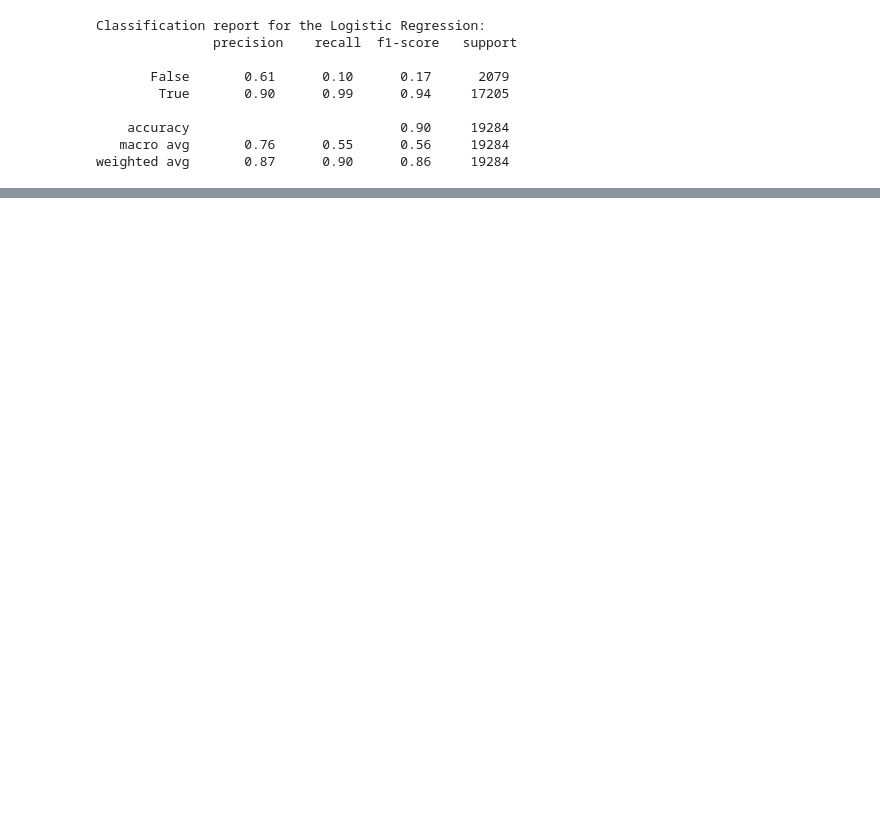
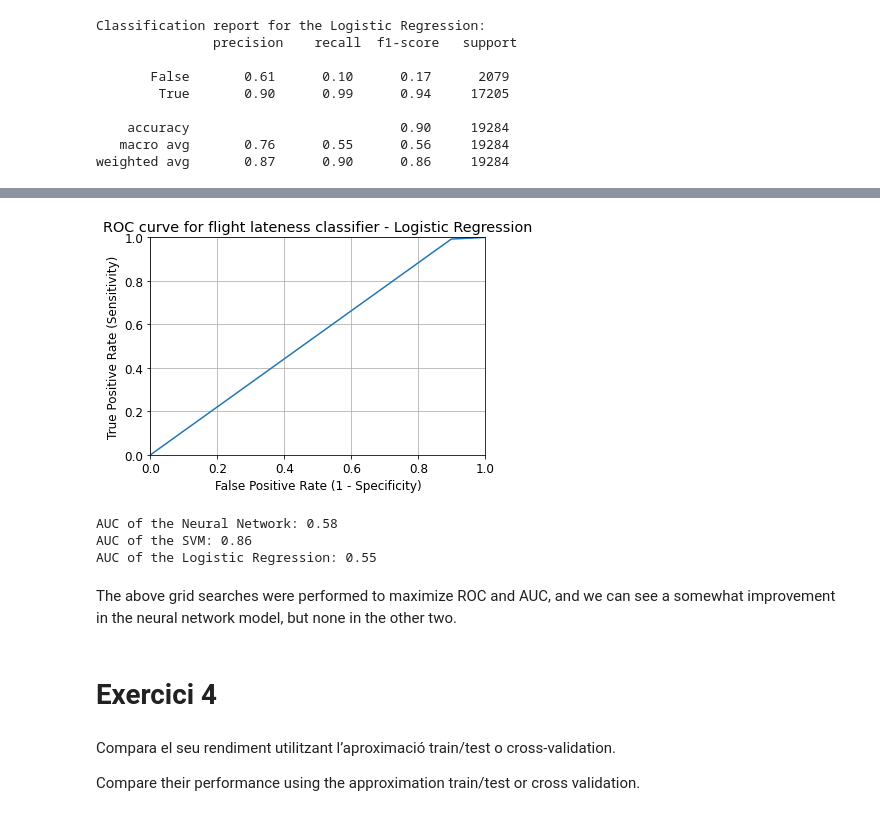
Before and after one commit to mimikyu8/Supervised_Classification, a Jupyter notebook: S10 T01 - Supervised learning - Classification.ipynb, the cells around one changed output, grey strips where cells are left out. Cells and saved outputs as stored; diff of their text form; code cells hidden in the pictures; blank space fills up the shorter version.

```diff
--- a/S10 T01 - Supervised learning - Classification.ipynb
+++ b/S10 T01 - Supervised learning - Classification.ipynb
@@ -331,0 +505,29 @@ This model gives very similar results compared to the neural network model.
+# %%
+fpr, tpr, thresholds = metrics.roc_curve(y, pred_log)
+
+plt.plot(fpr, tpr)
+plt.xlim([0.0, 1.0])
+plt.ylim([0.0, 1.0])
+plt.rcParams['font.size'] = 12
+plt.title('ROC curve for flight lateness classifier - Logistic Regression')
+plt.xlabel('False Positive Rate (1 - Specificity)')
+plt.ylabel('True Positive Rate (Sensitivity)')
+plt.grid(True)
+# %% [output]
+[figure, added]
+# %%
+print("AUC of the Neural Network:", metrics.roc_auc_score(y, pred_nn).round(2))
+print("AUC of the SVM:", metrics.roc_auc_score(y, pred_svc).round(2))
+print("AUC of the Logistic Regression:", metrics.roc_auc_score(y, pred_log).round(2))
+# %% [output]
+AUC of the Neural Network: 0.58
+AUC of the SVM: 0.86
+AUC of the Logistic Regression: 0.55
+# %% [markdown]
+The above grid searches were performed to maximize ROC and AUC, and we can see a somewhat improvement in the neural network model, but none in the other two.
+# %% [markdown]
+# Exercici 4
+# %% [markdown]
+Compara el seu rendiment utilitzant l’aproximació train/test o cross-validation.
+
+Compare their performance using the approximation train/test or cross validation.
```
Also changed, not shown: parts of 71 cells of this notebook.
